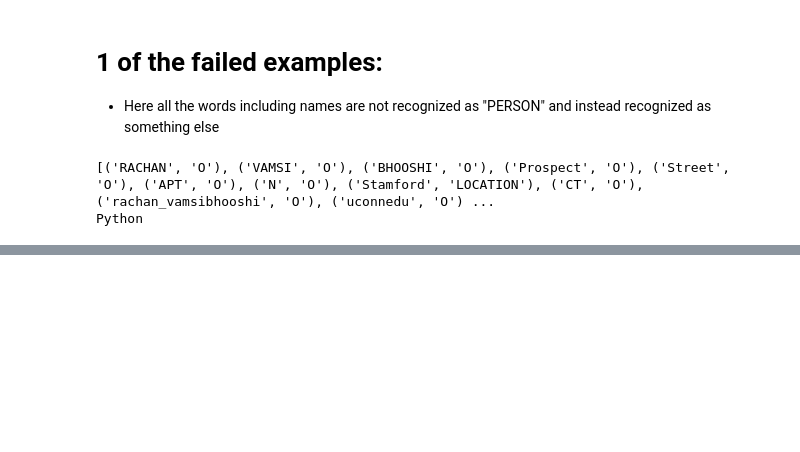
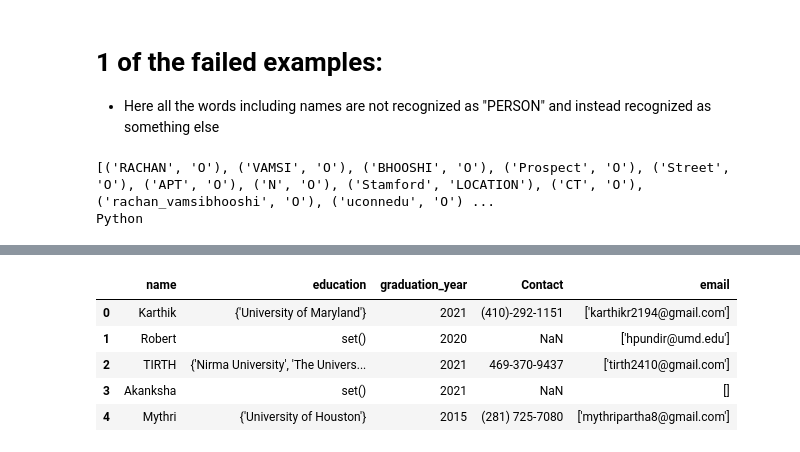
Before and after one commit to KristinChen/nlp-coe, a Jupyter notebook: resume-parser/Stanford_NER_Tagger.ipynb, the cells around one changed output, grey strips where cells are left out. Drawn from its saved outputs; the diff is of its cells as text; code cells hidden in the pictures; blank space fills up the shorter version.

```diff
--- a/resume-parser/Stanford_NER_Tagger.ipynb
+++ b/resume-parser/Stanford_NER_Tagger.ipynb
@@ -318,0 +367,9 @@ Python
+# %%
+Extraction_Resume_Output.head(5)
+# %% [output]
+|  | name | education | graduation_year | Contact | email |
+| 0 | Karthik | {'University of Maryland'} | 2021 | (410)-292-1151 | ['karthikr2194@gmail.com'] |
+| 1 | Robert | set() | 2020 | NaN | ['hpundir@umd.edu'] |
+| 2 | TIRTH | {'Nirma University', 'The Univers... | 2021 | 469-370-9437 | ['tirth2410@gmail.com'] |
+| 3 | Akanksha | set() | 2021 | NaN | [] |
+| 4 | Mythri | {'University of Houston'} | 2015 | (281) 725-7080 | ['mythripartha8@gmail.com'] |
```
Also changed, not shown: parts of 19 cells of this notebook.
